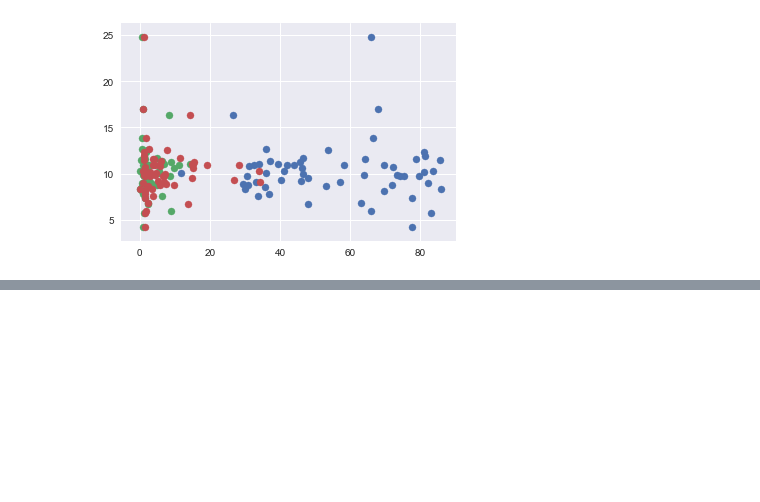
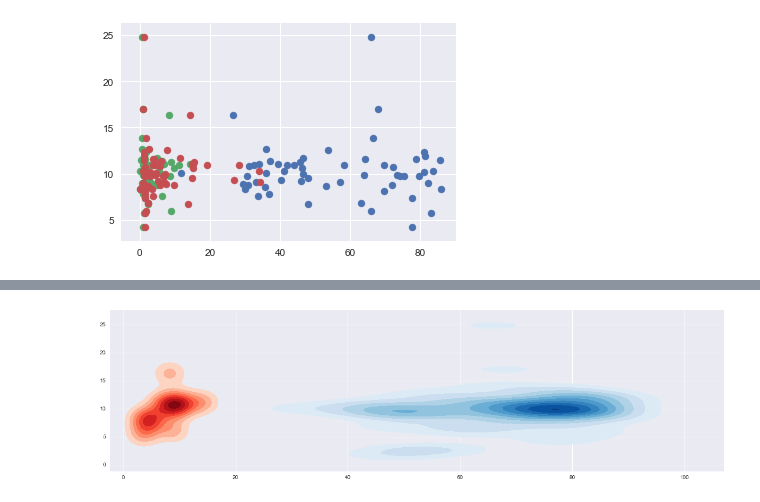
Before and after one commit to ghostcat17/COVID-19, a Jupyter notebook: Multidimensional k-means.ipynb, the cells around one changed output, grey strips where cells are left out. Cells and saved outputs as stored; diff of their text form; code cells hidden in the pictures; blank space fills up the shorter version.

```diff
--- a/Multidimensional k-means.ipynb
+++ b/Multidimensional k-means.ipynb
@@ -116,0 +257,36 @@ Automatically created module for IPython interactive environment
+# %%
+sns.set(style="darkgrid")
+iris = sns.load_dataset("iris")
+
+# Subset the iris dataset by species
+setosa = iris.query("species == 'setosa'")
+virginica = iris.query("species == 'virginica'")
+
+# Set up the figure first
+f, ax = plt.subplots(figsize=(20, 12))
+ax.set_aspect("equal")
+
+scaled_data = scaler.fit_transform(W)
+scaled_data2 = scaler.fit_transform(B)
+scaled_data3 = scaler.fit_transform(A)
+
+# Draw the two density plots
+
+ax = sns.kdeplot([11.3,8.8,8.91,8.27,9.9,8.58,6.98,14.3,    3.5,5.2,4.6,3.52],[10.9,11.3,6,16.3,10.6,9.7,11.1,11.1,    5.3,8.5,7.1,8.3],
+                 cmap="Reds", shade=True, shade_lowest=False)
+ax = sns.kdeplot([67.9,79.6,73.4,82.3,63.1,78.7,53.1,75.4,64,72.3,71.9,81.5,66.4,77.6,65.9,53.7,85.6,74.3,83.7,
+                  69.7,45.9,58.2,81,85.9,77.6,64.4,44.1,48,69.8,83,81.2,46.6,48.1,57,
+
+
+                 62.4,50.9,47.1,57.8,77.6,80.7,31.4
+                 ],[17,9.7,9.9,9,6.8,11.6,8.7,9.7,9.9,10.7,8.8,11.9,
+                  13.9, 4.2, 24.8, 12.6,11.5,9.7,10.3,10.9,9.2,10.9,10.2,8.4,7.4,11.6,10.9,9.5,8.1,5.8,12.4,10,6.7,9.1,
+
+
+
+                 5.9,2.7,1.6,2.6,13.4,9.6,10],
+                 cmap="Blues", shade=True, shade_lowest=False)
+#ax = sns.kdeplot(df["% of county Hispanic"],df["Increase in Unemployment Rate (Jan to April)"],
+#                 cmap="Greens", shade=True, shade_lowest=False)
+# %% [output]
+[figure, added]
```
Also changed, not shown: parts of 22 cells of this notebook, 1 other file.
